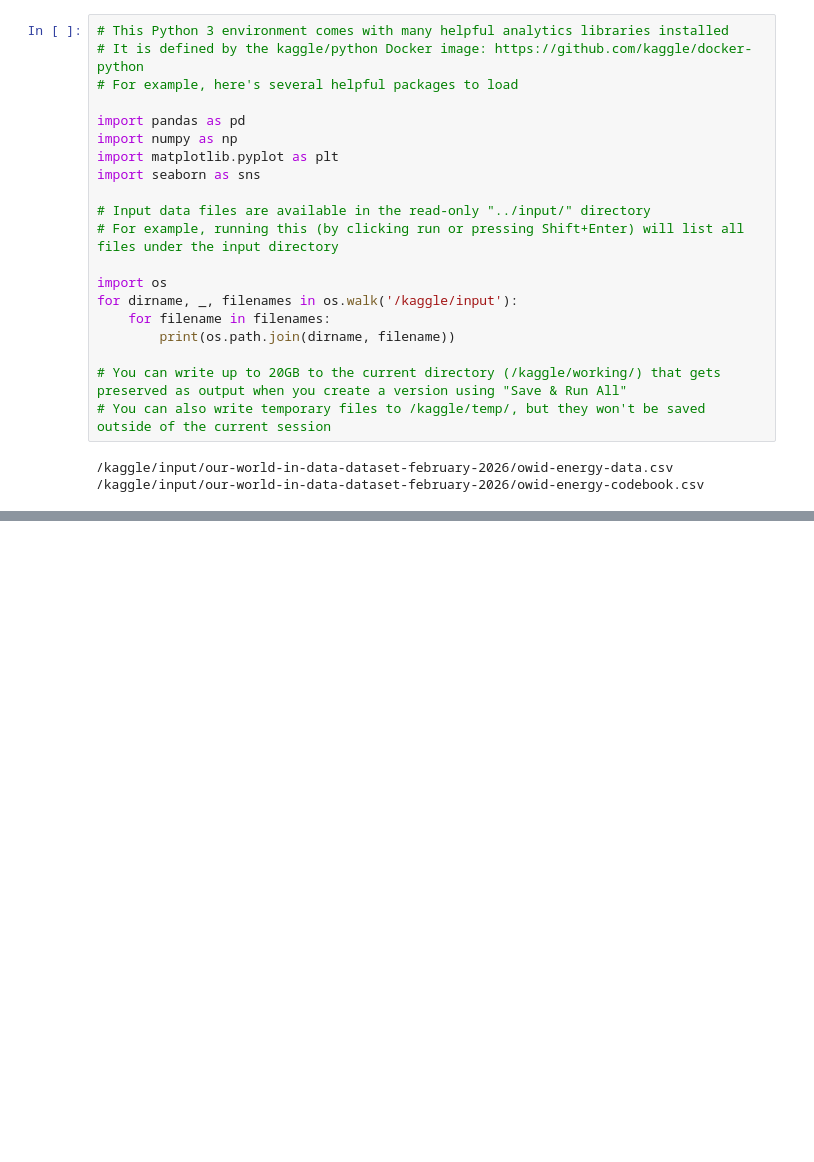
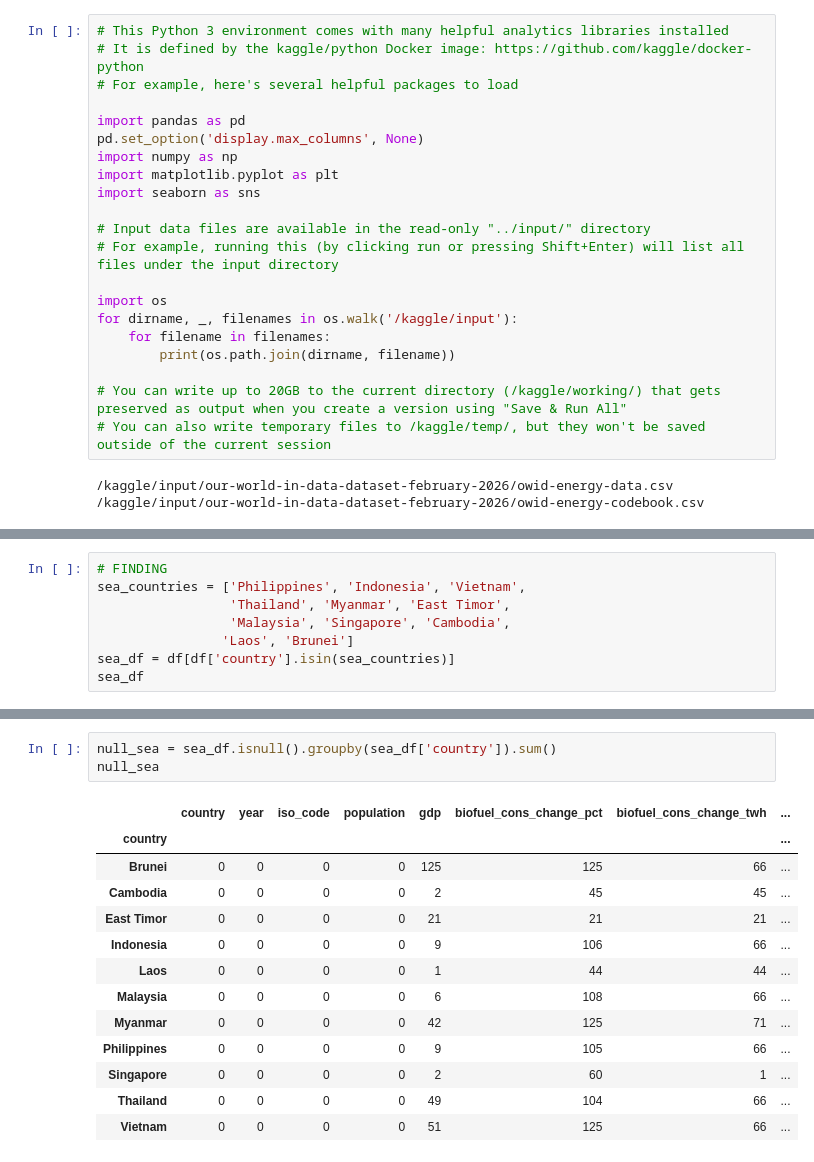
Before and after one commit to christianabusca/energy-climate-analysis, a Jupyter notebook: energy-project.ipynb, the cells around one changed output, grey strips where cells are left out. Saved outputs shown, nothing was run; the diff lists cells and outputs as text; blank space fills up the shorter version.

```diff
--- a/energy-project.ipynb
+++ b/energy-project.ipynb
@@ -4,6 +6,7 @@
 # For example, here's several helpful packages to load
 
 import pandas as pd
+pd.set_option('display.max_columns', None)
 import numpy as np
 import matplotlib.pyplot as plt
 import seaborn as sns
@@ -28,0 +126,8 @@ df.shape
+# %%
+# FINDING
+sea_countries = ['Philippines', 'Indonesia', 'Vietnam',
+                 'Thailand', 'Myanmar', 'East Timor',
+                 'Malaysia', 'Singapore', 'Cambodia',
+                'Laos', 'Brunei']
+sea_df = df[df['country'].isin(sea_countries)]
+sea_df
@@ -28,0 +148,17 @@ df.shape
+# %%
+null_sea = sea_df.isnull().groupby(sea_df['country']).sum()
+null_sea
+# %% [output]
+|  | country | year | iso_code | population | gdp | biofuel_cons_change_pct | biofuel_cons_change_twh | ... |
+| country |  |  |  |  |  |  |  | ... |
+| Brunei | 0 | 0 | 0 | 0 | 125 | 125 | 66 | ... |
+| Cambodia | 0 | 0 | 0 | 0 | 2 | 45 | 45 | ... |
+| East Timor | 0 | 0 | 0 | 0 | 21 | 21 | 21 | ... |
+| Indonesia | 0 | 0 | 0 | 0 | 9 | 106 | 66 | ... |
+| Laos | 0 | 0 | 0 | 0 | 1 | 44 | 44 | ... |
+| Malaysia | 0 | 0 | 0 | 0 | 6 | 108 | 66 | ... |
+| Myanmar | 0 | 0 | 0 | 0 | 42 | 125 | 71 | ... |
+| Philippines | 0 | 0 | 0 | 0 | 9 | 105 | 66 | ... |
+| Singapore | 0 | 0 | 0 | 0 | 2 | 60 | 1 | ... |
+| Thailand | 0 | 0 | 0 | 0 | 49 | 104 | 66 | ... |
+| Vietnam | 0 | 0 | 0 | 0 | 51 | 125 | 66 | ... |
```
Also changed, not shown: parts of 21 cells of this notebook.
